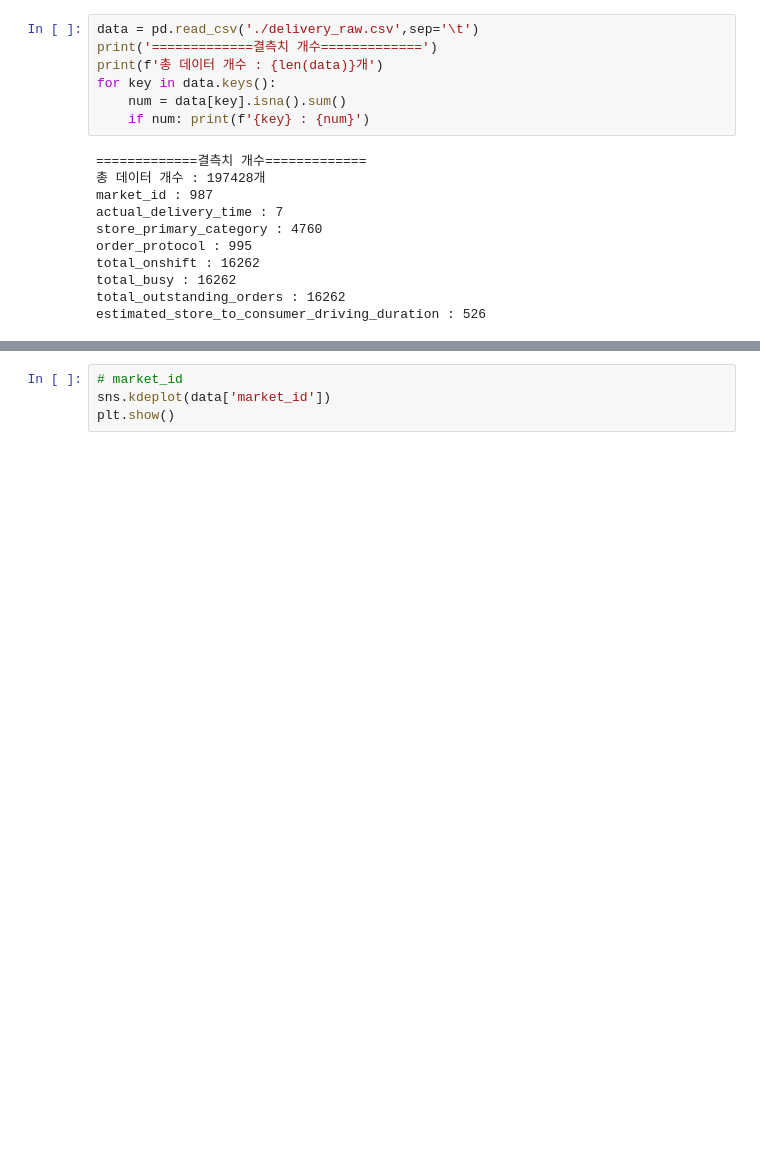
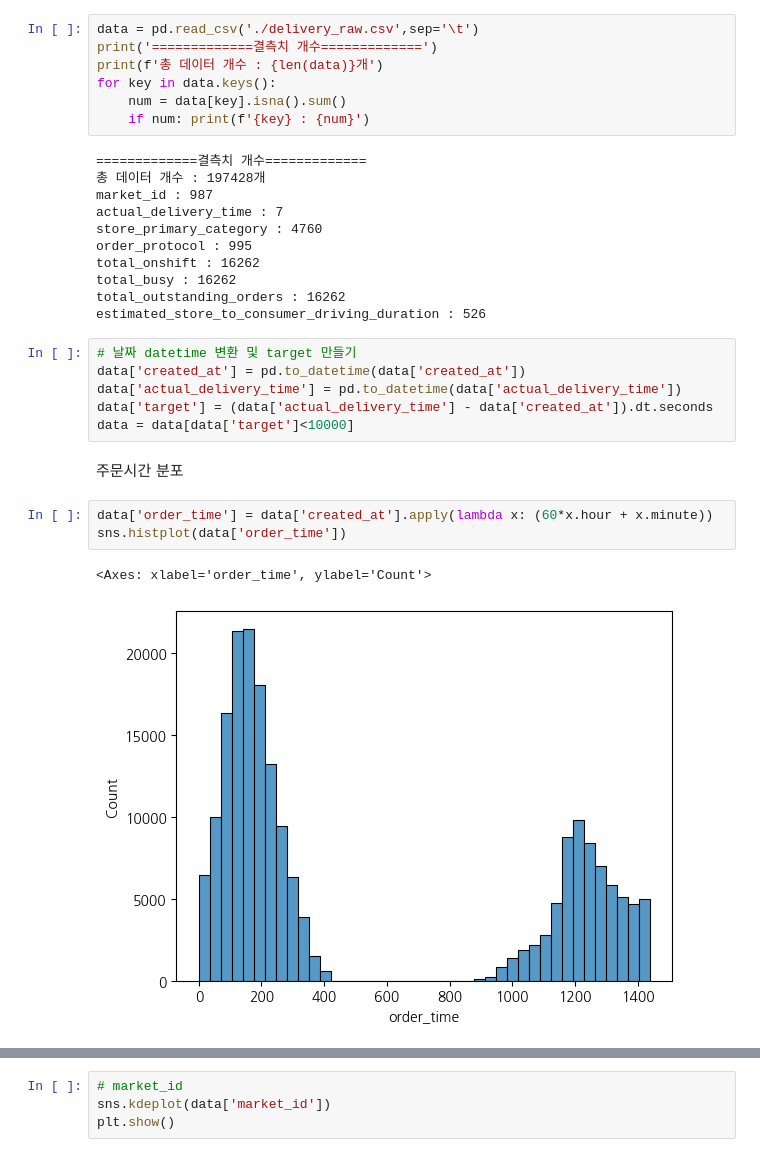
Before and after one commit to mindang/KDT-AI-Assinment, a Jupyter notebook: week7_Assignment/eda.ipynb, the cells around one changed output, grey strips where cells are left out. Cells and saved outputs as stored; diff of their text form; blank space fills up the shorter version.

```diff
--- a/week7_Assignment/eda.ipynb
+++ b/week7_Assignment/eda.ipynb
@@ -24,3 +24,17 @@ total_onshift : 16262
 total_busy : 16262
 total_outstanding_orders : 16262
 estimated_store_to_consumer_driving_duration : 526
+# %%
+# 날짜 datetime 변환 및 target 만들기
+data['created_at'] = pd.to_datetime(data['created_at'])
+data['actual_delivery_time'] = pd.to_datetime(data['actual_delivery_time'])
+data['target'] = (data['actual_delivery_time'] - data['created_at']).dt.seconds
+data = data[data['target']<10000]
+# %% [markdown]
+주문시간 분포
+# %%
+data['order_time'] = data['created_at'].apply(lambda x: (60*x.hour + x.minute))
+sns.histplot(data['order_time'])
+# %% [output]
+<Axes: xlabel='order_time', ylabel='Count'>
+[figure, added]
```
Also changed, not shown: parts of 2 cells of this notebook.
